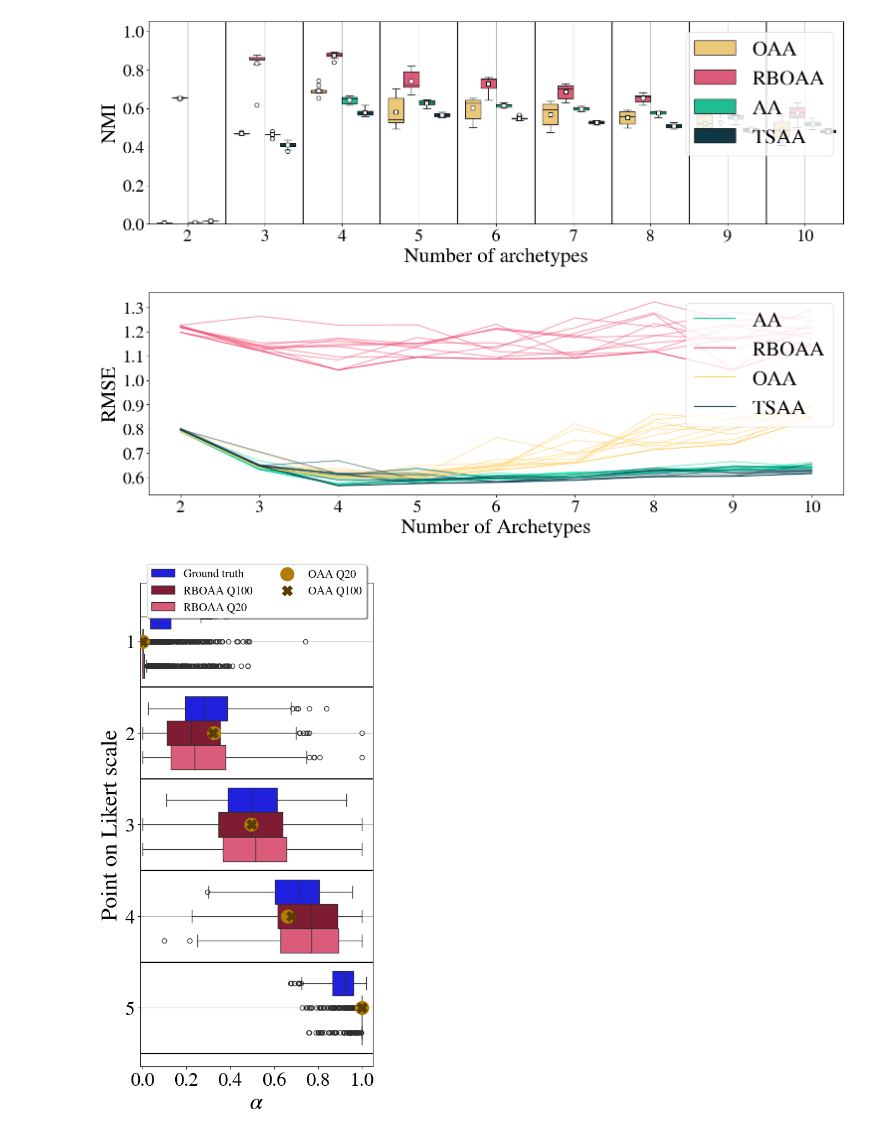
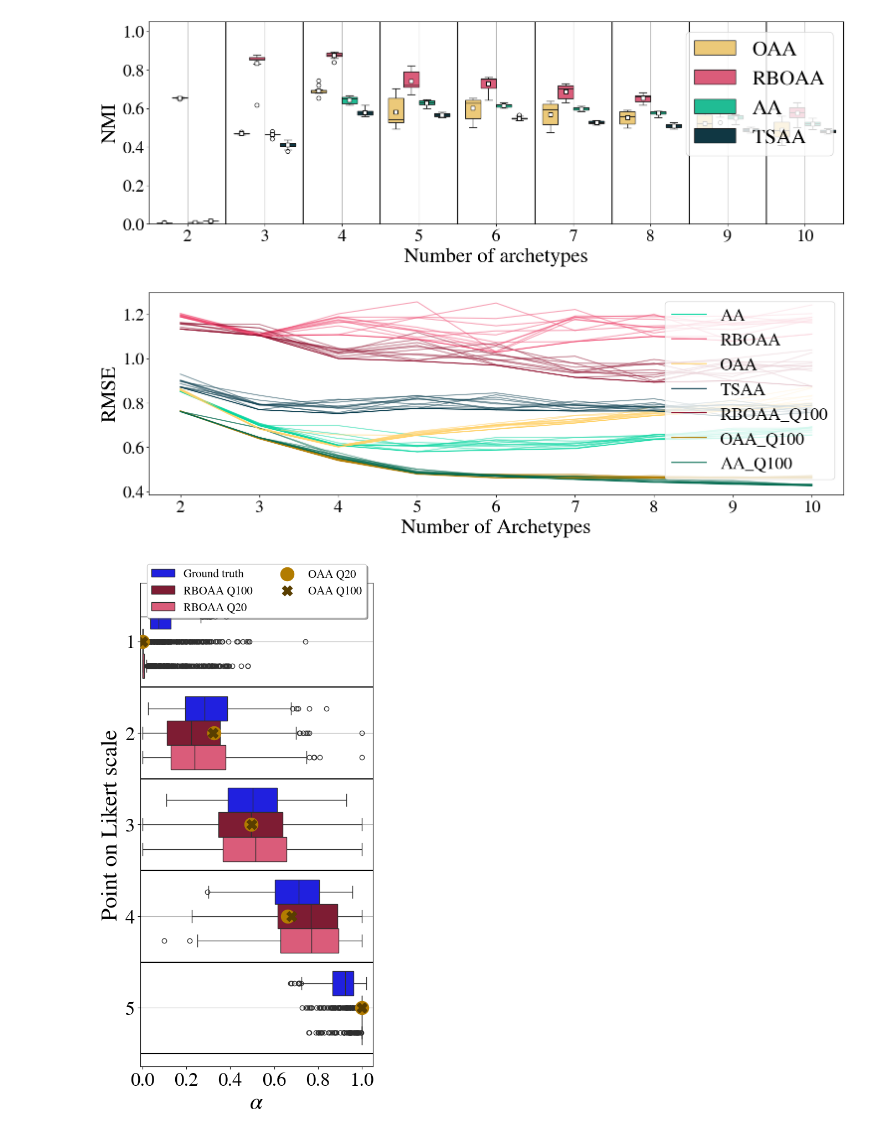
Before and after one commit to Maplewarrior/OrdinalArchetypalAnalysis, a Jupyter notebook: synthPlotsForPaper.ipynb, the cells around one changed output. Drawn from its saved outputs; the diff is of its cells as text; code cells hidden in the pictures.

```diff
--- a/synthPlotsForPaper.ipynb
+++ b/synthPlotsForPaper.ipynb
@@ -58,8 +58,12 @@ def load_analyses(analysis_dir: str):
 # %% [markdown]
 # NAIVE DATA
 # %%
-naive_res= load_analyses("1000_respondents_noRB_results")
-naive_cor = load_analyses("1000_respondents_noRB_corrupted_results")
+naive_res= load_analyses("noRB_20Q_results")
+naive_resQ100 = load_analyses("noRB_100Q_results")
+
+naive_cor = load_analyses("noRB_20Q_corrupted")
+naive_corQ100 = load_analyses("noRB_100Q_corrupted_results")
+
 naive_osm = load_analyses("no_RB_OSM")
 naive_osm_corr = load_analyses("no_RB_OSM_corrupted")
 # %%
@@ -116,7 +245,11 @@ plt.savefig("Plots_for_paper/NMI_K_naive.png",dpi=1000)
 # %% [markdown]
 # Complex Data
 # %%
-complex_res= load_analyses("complex_results")
-complex_cor = load_analyses("complex_corrupted_results")
-complex_osm = load_analyses("complex_OSM_results")
-complex_osm_corr = load_analyses("complex_OSM_corrupted_results")
+complex_res= load_analyses("RB_20Q_results")
+complex_resQ100 = load_analyses("RB_100Q_results")
+
+complex_cor = load_analyses("RB_20Q_corrupted")
+complex_corQ100 = load_analyses("RB_100Q_corrupted")
+
+complex_osm = load_analyses("no_RB_OSM") ### OBS!
+complex_osm_corr = load_analyses("no_RB_OSM_corrupted") ### OBS!
@@ -161,14 +277,15 @@ plt.savefig("Plots_for_paper/NMI_K_complex.png",dpi=1000)
 # %% [output]
 [figure]
 # %%
-from src.visualizations.denoising import denoising
+#from src.visualizations.denoising import denoising
 p = [1,2,3,4,5]
 K_list = [2,3,4,5,6,7,8,9,10]
+figName= 'Denoising_complex'
 
 
-denoising(complex_res,complex_cor,complex_osm_corr,K_list,p,'test')
+denoising(complex_res,complex_cor,complex_osm_corr,complex_resQ100,complex_corQ100,K_list,p,figName)
 # %% [output]
-[figure, old version]
+[figure, new version]
 # %%
 Q100_RB= load_analyses("RB_100Q_results")
 
```
Also changed, not shown: parts of 6 cells of this notebook, 1 other file.
